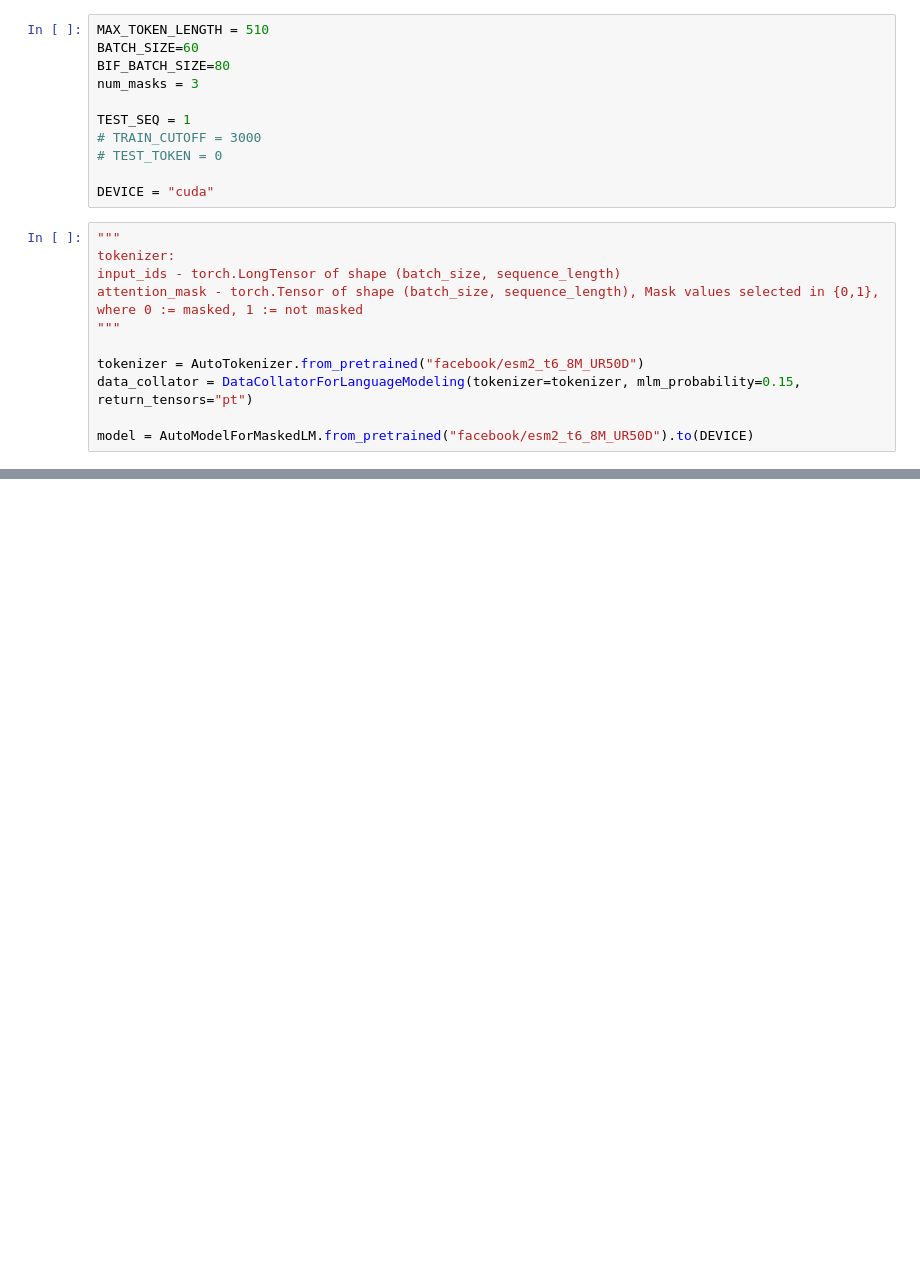
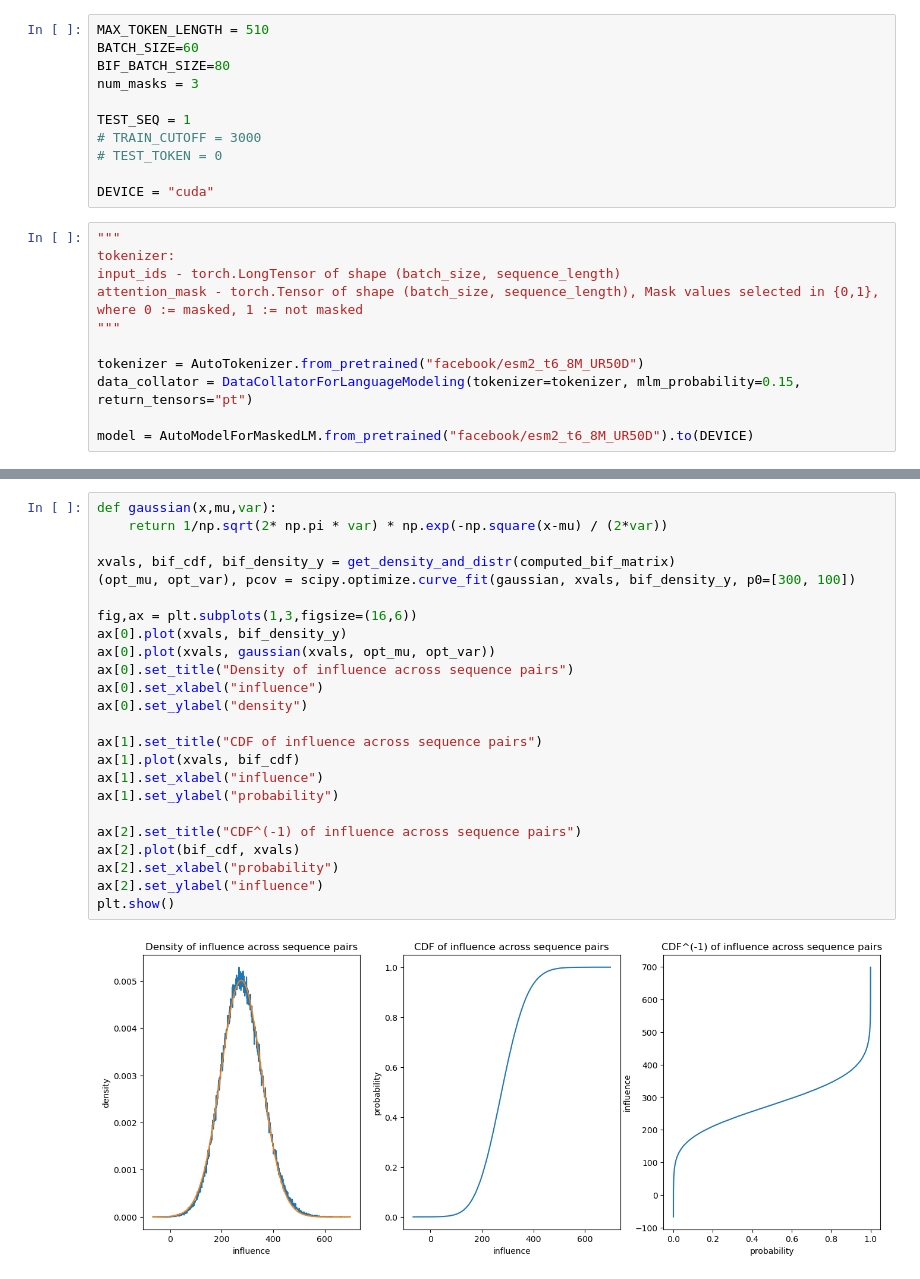
Before and after one commit to blab/sequence-vaes, a Jupyter notebook: ideas_exploration/ex3_exploratory_analysis.ipynb, the cells around one changed output, grey strips where cells are left out. Drawn from its saved outputs; the diff is of its cells as text; blank space fills up the shorter version.

Commit message:
influence p-values

```diff
--- a/ideas_exploration/ex3_exploratory_analysis.ipynb
+++ b/ideas_exploration/ex3_exploratory_analysis.ipynb
@@ -67,0 +96,26 @@ done extracting AAs!
+# %%
+def gaussian(x,mu,var):
+    return 1/np.sqrt(2* np.pi * var) * np.exp(-np.square(x-mu) / (2*var))
+
+xvals, bif_cdf, bif_density_y = get_density_and_distr(computed_bif_matrix)
+(opt_mu, opt_var), pcov = scipy.optimize.curve_fit(gaussian, xvals, bif_density_y, p0=[300, 100])
+
+fig,ax = plt.subplots(1,3,figsize=(16,6))
+ax[0].plot(xvals, bif_density_y)
+ax[0].plot(xvals, gaussian(xvals, opt_mu, opt_var))
+ax[0].set_title("Density of influence across sequence pairs")
+ax[0].set_xlabel("influence")
+ax[0].set_ylabel("density")
+
+ax[1].set_title("CDF of influence across sequence pairs")
+ax[1].plot(xvals, bif_cdf)
+ax[1].set_xlabel("influence")
+ax[1].set_ylabel("probability")
+
+ax[2].set_title("CDF^(-1) of influence across sequence pairs")
+ax[2].plot(bif_cdf, xvals)
+ax[2].set_xlabel("probability")
+ax[2].set_ylabel("influence")
+plt.show()
+# %% [output]
+[figure, added]
```
Also changed, not shown: parts of 14 cells of this notebook.
